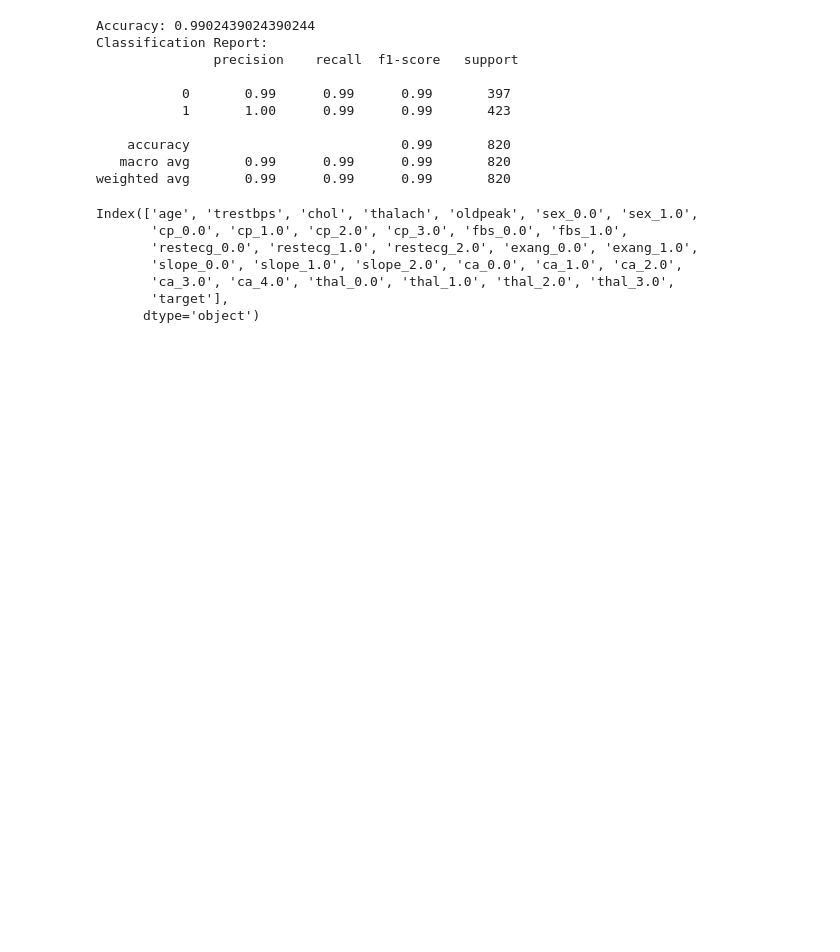
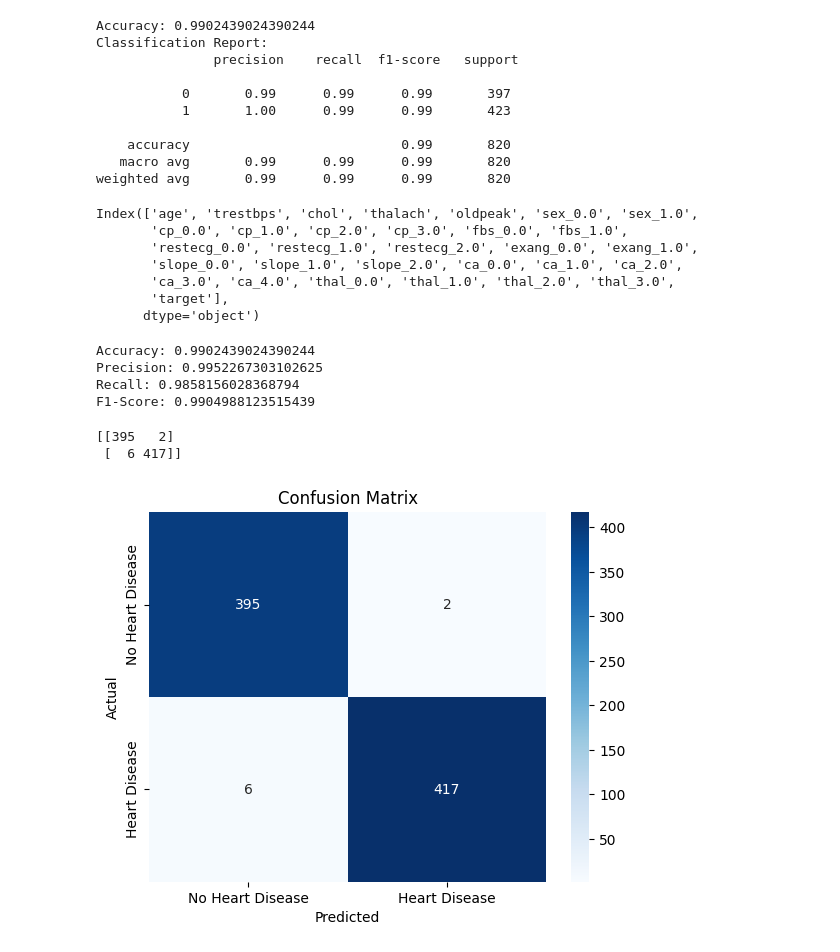
Before and after one commit to MohamedElsyed2005/Heart_Disease_Detection_Expert_Systems, a Jupyter notebook: notebooks/model_training.ipynb, the cells around one changed output. Drawn from its saved outputs; the diff is of its cells as text; code cells hidden in the pictures; blank space fills up the shorter version.

```diff
--- a/notebooks/model_training.ipynb
+++ b/notebooks/model_training.ipynb
@@ -60,6 +60,46 @@ Index(['age', 'trestbps', 'chol', 'thalach', 'oldpeak', 'sex_0.0', 'sex_1.0',
        'ca_3.0', 'ca_4.0', 'thal_0.0', 'thal_1.0', 'thal_2.0', 'thal_3.0',
        'target'],
       dtype='object')
+# %%
+from sklearn.metrics import accuracy_score, precision_score, recall_score, f1_score
+
+
+y_pred = best_model.predict(X)
+
+accuracy = accuracy_score(y, y_pred)
+precision = precision_score(y, y_pred)
+recall = recall_score(y, y_pred)
+f1 = f1_score(y, y_pred)
+
+print(f"Accuracy: {accuracy}")
+print(f"Precision: {precision}")
+print(f"Recall: {recall}")
+print(f"F1-Score: {f1}")
+# %% [output]
+Accuracy: 0.9902439024390244
+Precision: 0.9952267303102625
+Recall: 0.9858156028368794
+F1-Score: 0.9904988123515439
+# %%
+from sklearn.metrics import confusion_matrix
+
+cm = confusion_matrix(y, y_pred)
+
+print(cm)
+# %% [output]
+[[395   2]
+ [  6 417]]
+# %%
+import seaborn as sns
+import matplotlib.pyplot as plt
+
+sns.heatmap(cm, annot=True, fmt="d", cmap="Blues", xticklabels=["No Heart Disease", "Heart Disease"], yticklabels=["No Heart Disease", "Heart Disease"])
+plt.xlabel("Predicted")
+plt.ylabel("Actual")
+plt.title("Confusion Matrix")
+plt.show()
+# %% [output]
+[figure, added]
 # %%
 export_graphviz(best_model,
                 out_file = "decision_tree.dot",
```
Also changed, not shown: 2 other files.
